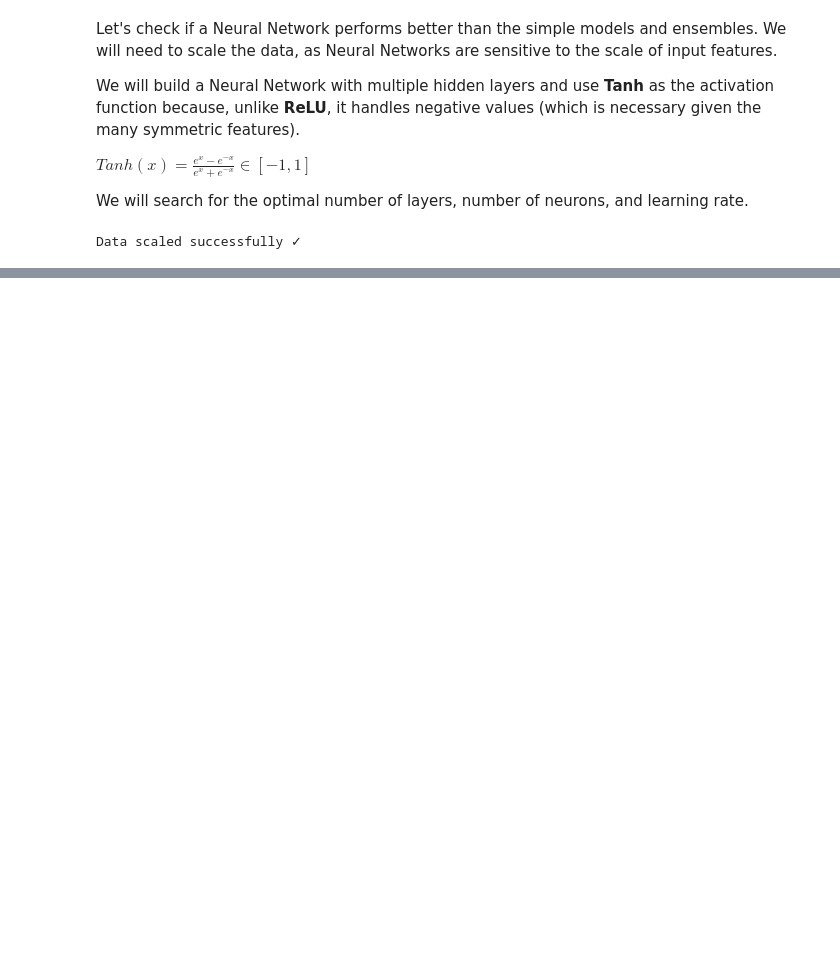
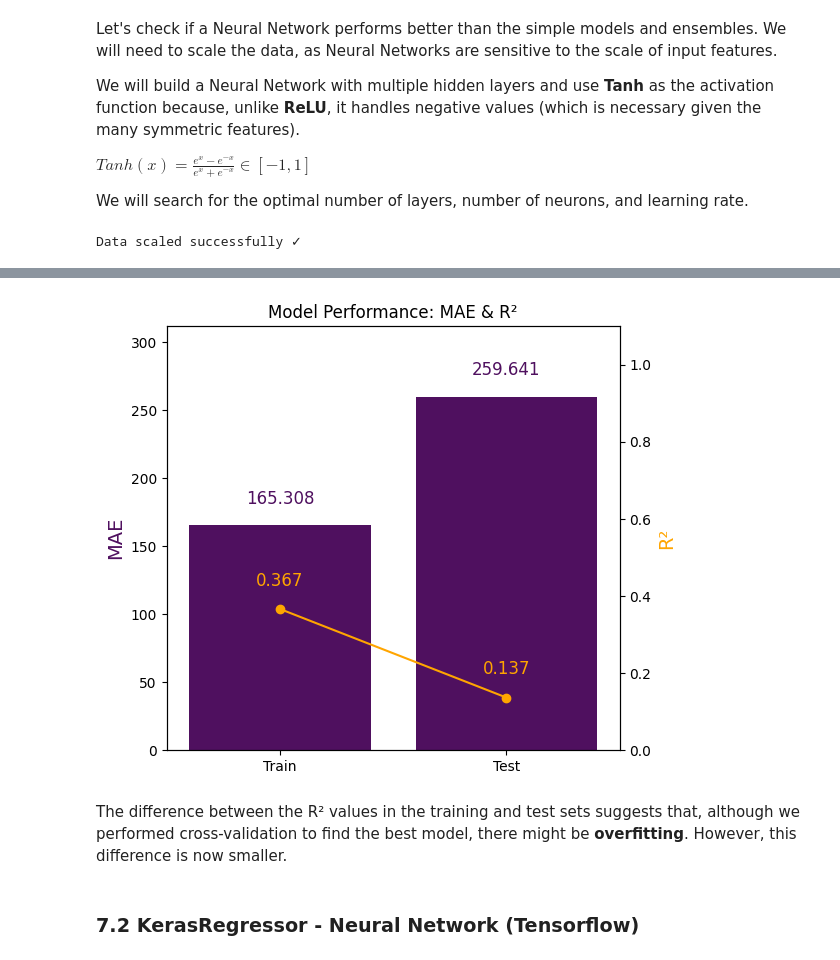
Before and after one commit to albert-ce/kaggle-chess-evaluations, a Jupyter notebook: Kaggle - Chess Evaluations.ipynb, the cells around one changed output, grey strips where cells are left out. Drawn from its saved outputs; the diff is of its cells as text; code cells hidden in the pictures; blank space fills up the shorter version.

```diff
--- a/Kaggle - Chess Evaluations.ipynb
+++ b/Kaggle - Chess Evaluations.ipynb
@@ -1534,24 +1642,18 @@ print('Best Params:', bayes_search_nn.best_params_)
 # %%
-# import xgboost as xgb
-# from sklearn.metrics import r2_score
+from xgboost import XGBRegressor
 
-# params = {
-#     'colsample_bytree': 0.7473889352792509,
-#     'gamma': 0.5,
-#     'learning_rate': 0.029526545774489675,
-#     'max_depth': 6,
-#     'min_child_weight': 20,
-#     'n_estimators': 163,
-#     'reg_alpha': 0,
-#     'reg_lambda': 1,
-#     'subsample': 0.8632013233367994
-# }
+params = {
+    'colsample_bytree': 0.7473889352792509,
+    'gamma': 0.5,
+    'learning_rate': 0.029526545774489675,
+    'max_depth': 6,
+    'min_child_weight': 20,
+    'n_estimators': 163,
+    'reg_alpha': 0,
+    'reg_lambda': 1,
+    'scale_pos_weight': 8,
+    'subsample': 0.8632013233367994,
+}
 
-# model = xgb.XGBRegressor(**params)
-# model.fit(X_train, y_train)
-
-# y_pred = model.predict(X_test)
-
-# r2 = r2_score(y_test, y_pred)
-
-# print(f"R² Score: {r2}")
+xgb = XGBRegressor(**params, random_state=42)
+xgb.fit(X_train, y_train)
@@ -1557,0 +1673,8 @@ print('Best Params:', bayes_search_nn.best_params_)
+# %%
+plot_model_mae_r2(xgb, X_train, y_train, X_test, y_test)
+# %% [output]
+[figure, added]
+# %% [markdown]
+The difference between the R² values in the training and test sets suggests that, although we performed cross-validation to find the best model, there might be **overfitting**. However, this difference is now smaller.
+# %% [markdown]
+### 7.2 KerasRegressor - Neural Network (Tensorflow)
```
Also changed, not shown: parts of 25 cells of this notebook.
